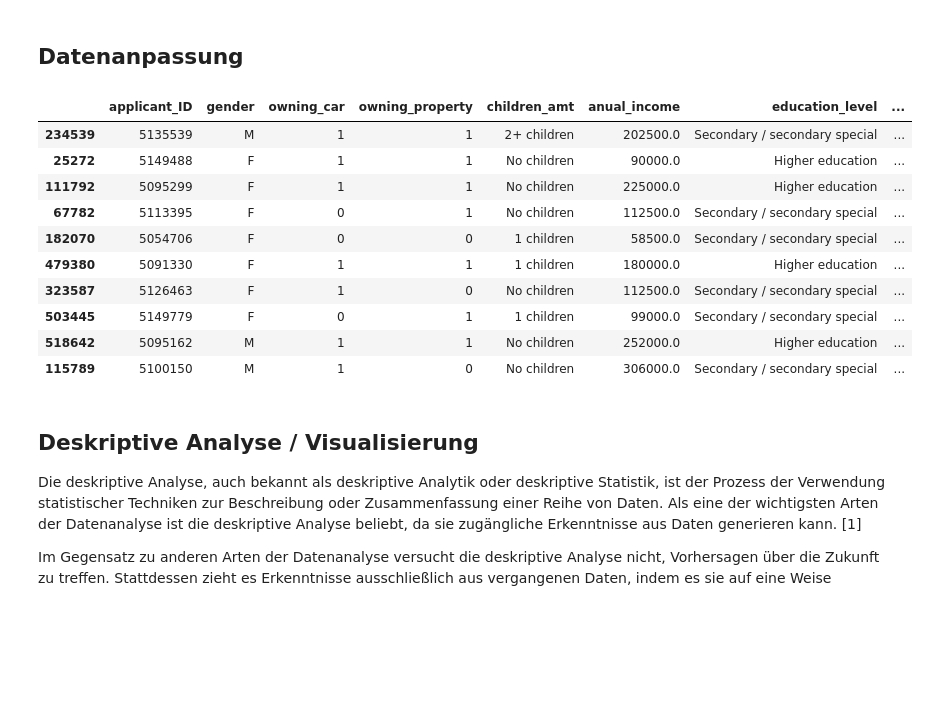
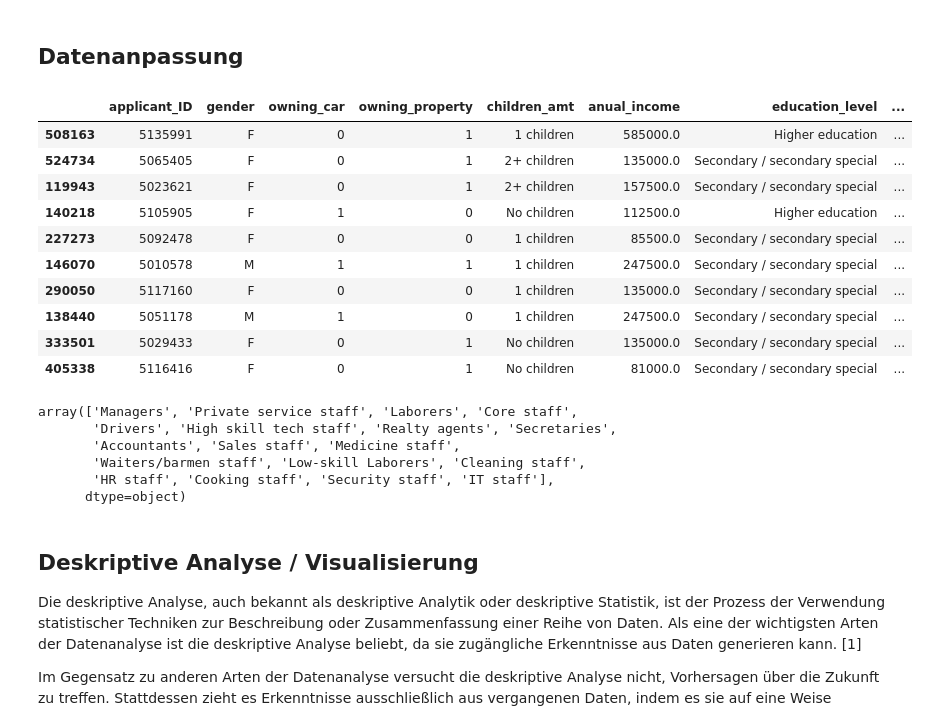
Before and after one commit to yassdenn/cca, a Jupyter notebook: MAIN.ipynb, the cells around one changed output. Drawn from its saved outputs; the diff is of its cells as text; code cells hidden in the pictures; blank space fills up the shorter version.

```diff
--- a/MAIN.ipynb
+++ b/MAIN.ipynb
@@ -93,44 +93,53 @@ cca.rename(columns = {'CODE_GENDER':'gender',
                       'FLAG_OWN_CAR':'owning_car',
                       'FLAG_OWN_REALTY': 'owning_property',
                       'CNT_CHILDREN': 'children_amt',
                       'AMT_INCOME_TOTAL': 'anual_income',
                       'NAME_EDUCATION_TYPE': 'education_level',
                       'NAME_FAMILY_STATUS': 'marital_status',
-                      'NAME_HOUSING_TYPE': 'way_of_living',
+                      'NAME_HOUSING_TYPE': 'housing_type',
                       'FLAG_WORK_PHONE': 'owning_work_phone',
                       'FLAG_EMAIL': 'owning_email',
                       'FLAG_PHONE': 'owning_phone',
                       'STATUS': 'payment_status',
                       'TARGET': 'risk_user',
                       'JOB': 'job',
                       'ID': 'applicant_ID'
                       }, inplace = True)
 
 
 cca["owning_car"].replace({'Y' : '1', 'N': '0'}, inplace= True)
 cca["risk_user"].replace({1: 'Y', 0: 'N' }, inplace= True)
 cca["owning_property"].replace({'Y' : '1', 'N': '0'}, inplace= True)
 cca["payment_status"].replace({'0' : '1',
                                '1': '2',
                                '2': '3',
                                '3': '4',
                                '4': '5',
                                '5': '6',
                                'C': '-1',
                                'X': '0'}, inplace= True)
 cca.sample(10)
 # %% [output]
 |  | applicant_ID | gender | owning_car | owning_property | children_amt | anual_income | education_level | ... |
-| 234539 | 5135539 | M | 1 | 1 | 2+ children | 202500.0 | Secondary / secondary special | ... |
-| 25272 | 5149488 | F | 1 | 1 | No children | 90000.0 | Higher education | ... |
-| 111792 | 5095299 | F | 1 | 1 | No children | 225000.0 | Higher education | ... |
-| 67782 | 5113395 | F | 0 | 1 | No children | 112500.0 | Secondary / secondary special | ... |
-| 182070 | 5054706 | F | 0 | 0 | 1 children | 58500.0 | Secondary / secondary special | ... |
-| 479380 | 5091330 | F | 1 | 1 | 1 children | 180000.0 | Higher education | ... |
-| 323587 | 5126463 | F | 1 | 0 | No children | 112500.0 | Secondary / secondary special | ... |
-| 503445 | 5149779 | F | 0 | 1 | 1 children | 99000.0 | Secondary / secondary special | ... |
-| 518642 | 5095162 | M | 1 | 1 | No children | 252000.0 | Higher education | ... |
-| 115789 | 5100150 | M | 1 | 0 | No children | 306000.0 | Secondary / secondary special | ... |
+| 508163 | 5135991 | F | 0 | 1 | 1 children | 585000.0 | Higher education | ... |
+| 524734 | 5065405 | F | 0 | 1 | 2+ children | 135000.0 | Secondary / secondary special | ... |
+| 119943 | 5023621 | F | 0 | 1 | 2+ children | 157500.0 | Secondary / secondary special | ... |
+| 140218 | 5105905 | F | 1 | 0 | No children | 112500.0 | Higher education | ... |
+| 227273 | 5092478 | F | 0 | 0 | 1 children | 85500.0 | Secondary / secondary special | ... |
+| 146070 | 5010578 | M | 1 | 1 | 1 children | 247500.0 | Secondary / secondary special | ... |
+| 290050 | 5117160 | F | 0 | 0 | 1 children | 135000.0 | Secondary / secondary special | ... |
+| 138440 | 5051178 | M | 1 | 0 | 1 children | 247500.0 | Secondary / secondary special | ... |
+| 333501 | 5029433 | F | 0 | 1 | No children | 135000.0 | Secondary / secondary special | ... |
+| 405338 | 5116416 | F | 0 | 1 | No children | 81000.0 | Secondary / secondary special | ... |
+# %%
+cca.job.unique()
+# %% [output]
+array(['Managers', 'Private service staff', 'Laborers', 'Core staff',
+       'Drivers', 'High skill tech staff', 'Realty agents', 'Secretaries',
+       'Accountants', 'Sales staff', 'Medicine staff',
+       'Waiters/barmen staff', 'Low-skill Laborers', 'Cleaning staff',
+       'HR staff', 'Cooking staff', 'Security staff', 'IT staff'],
+      dtype=object)
 # %%
 # checking for datatype of the different attributes
 #print(cca.dtypes)
```
Also changed, not shown: parts of 2 cells of this notebook.
